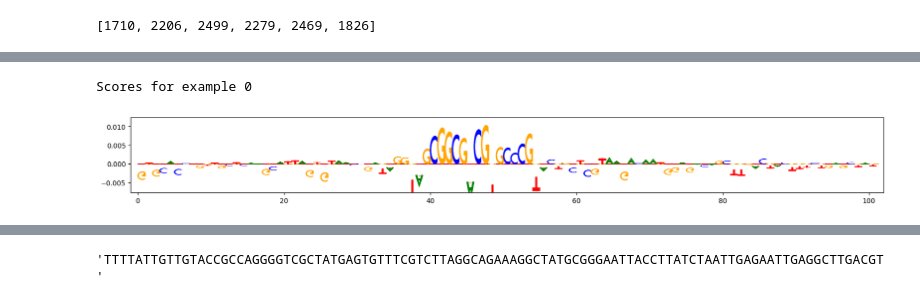
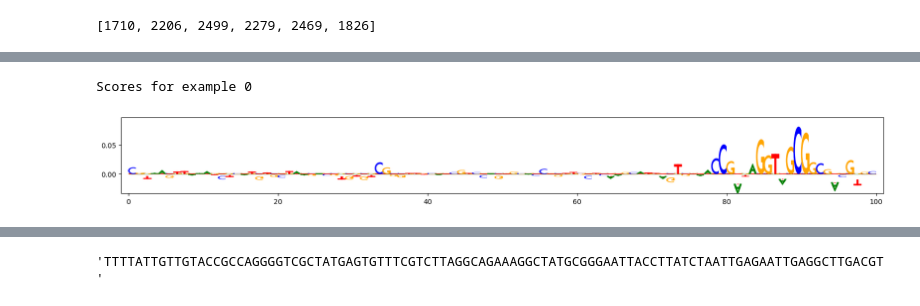
Before and after one commit to alexiaDorm/master-thesis, a Jupyter notebook: src/interpretation_models.ipynb, the cells around one changed output, grey strips where cells are left out. Drawn from its saved outputs; the diff is of its cells as text; code cells hidden in the pictures.

```diff
--- a/src/interpretation_models.ipynb
+++ b/src/interpretation_models.ipynb
@@ -238,0 +202,16 @@ torch.Size([6, 11, 4096])
+# %%
+path_model = '../results/train_res/wbias_model_1e-3.pkl'
+path_model_bias = "../data/Tn5_NN_model.h5"
+path_seq = '../data/synthetic_sequences.pkl'
+
+all_c_type = ['Immature', 'Mesenchymal', 'Myoblast', 'Myogenic', 'Neuroblast',
+       'Neuronal', 'Somite']
+
+device = torch.device("cuda:0" if torch.cuda.is_available() else "cpu")
+
+model = CATAC_w_bias(nb_conv=8, nb_filters=64, first_kernel=21,
+                      rest_kernel=3, out_pred_len=1024,
+                      nb_pred=4)
+
+model.load_state_dict(torch.load(path_model, map_location=torch.device('cpu')))
+seq, shap_score, proj_score = compute_importance_score_bias(model, path_model_bias, path_seq, device, "Somite", all_c_type)
@@ -264,5 +288,5 @@ Scores for example 0
 # %%
-visualize_sequence_imp(proj_score[[2],:4,:] ,2499, 2600)
+visualize_sequence_imp(proj_score[[2],:4,:] ,2450, 2550)
 # %% [output]
 Scores for example 0
-[figure, old version]
+[figure, new version]
```
Also changed, not shown: parts of 57 cells of this notebook, 5 other files.
